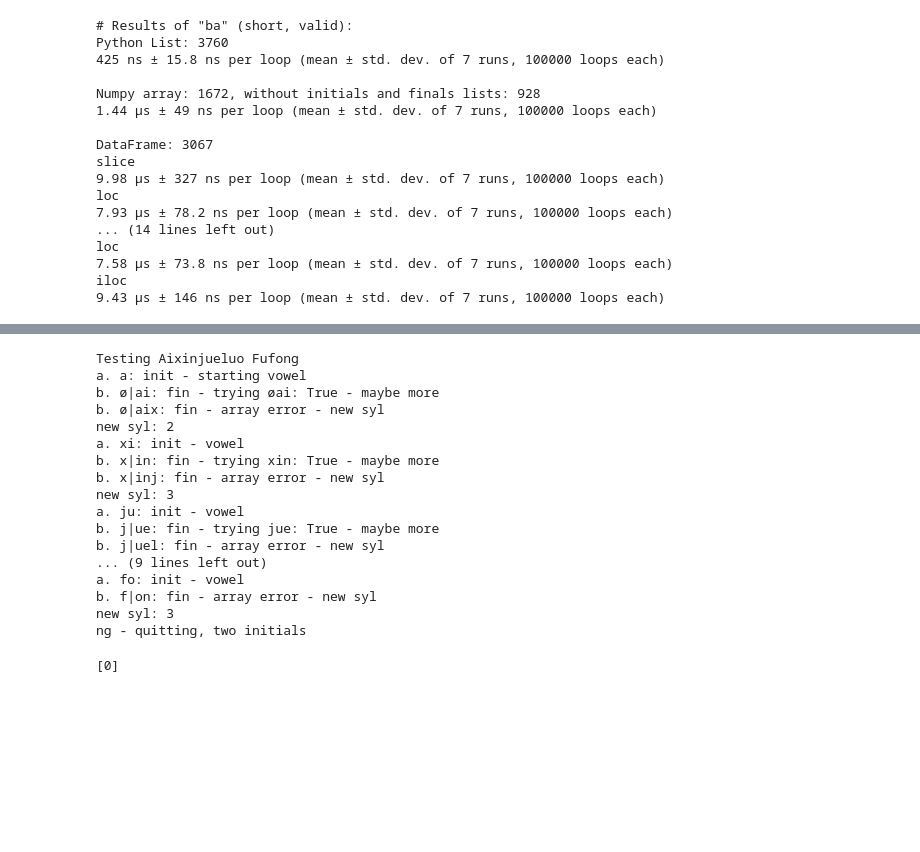
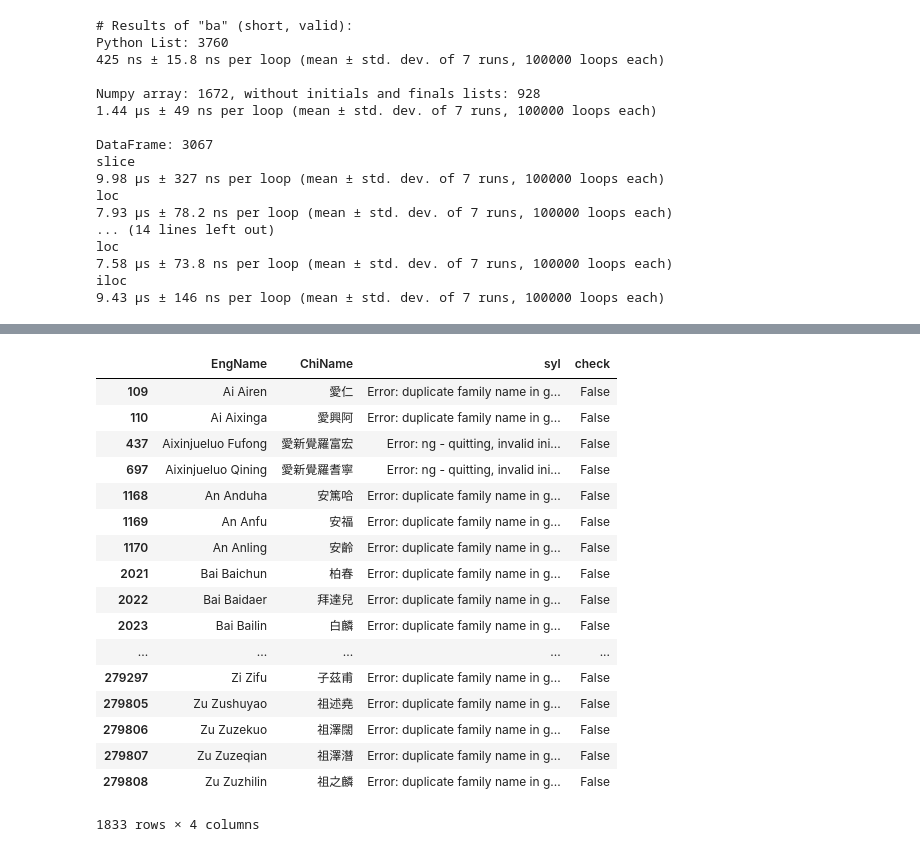
Before and after one commit to JHGFD82/ChineseSyllableCountGeneratorDraftNotes, a Jupyter notebook: Pinyin Syllable Count Generator.ipynb, the cells around one changed output, grey strips where cells are left out. Cells and saved outputs as stored; diff of their text form; code cells hidden in the pictures; blank space fills up the shorter version.

```diff
--- a/Pinyin Syllable Count Generator.ipynb
+++ b/Pinyin Syllable Count Generator.ipynb
@@ -350,24 +368,24 @@ names[~names['check']]
-# %%
-sylCount(names.iloc[437]['EngName'],True)
-# %% [output]
-Testing Aixinjueluo Fufong
-a. a: init - starting vowel
-b. ø|ai: fin - trying øai: True - maybe more
-b. ø|aix: fin - array error - new syl
-new syl: 2
-a. xi: init - vowel
-b. x|in: fin - trying xin: True - maybe more
-b. x|inj: fin - array error - new syl
-new syl: 3
-a. ju: init - vowel
-b. j|ue: fin - trying jue: True - maybe more
-b. j|uel: fin - array error - new syl
-... (9 lines left out)
-a. fo: init - vowel
-b. f|on: fin - array error - new syl
-new syl: 3
-ng - quitting, two initials
-[0]
+# %%
+names[names['syl'].notnull()]
+# %% [output]
+|  | EngName | ChiName | syl | check |
+| 109 | Ai Airen | 愛仁 | Error: duplicate family name in g... | False |
+| 110 | Ai Aixinga | 愛興阿 | Error: duplicate family name in g... | False |
+| 437 | Aixinjueluo Fufong | 愛新覺羅富宏 | Error: ng - quitting, invalid ini... | False |
+| 697 | Aixinjueluo Qining | 愛新覺羅耆寧 | Error: ng - quitting, invalid ini... | False |
+| 1168 | An Anduha | 安篤哈 | Error: duplicate family name in g... | False |
+| 1169 | An Anfu | 安福 | Error: duplicate family name in g... | False |
+| 1170 | An Anling | 安齡 | Error: duplicate family name in g... | False |
+| 2021 | Bai Baichun | 柏春 | Error: duplicate family name in g... | False |
+| 2022 | Bai Baidaer | 拜達兒 | Error: duplicate family name in g... | False |
+| 2023 | Bai Bailin | 白麟 | Error: duplicate family name in g... | False |
+| ... | ... | ... | ... | ... |
+| 279297 | Zi Zifu | 子茲甫 | Error: duplicate family name in g... | False |
+| 279805 | Zu Zushuyao | 祖述堯 | Error: duplicate family name in g... | False |
+| 279806 | Zu Zuzekuo | 祖澤闊 | Error: duplicate family name in g... | False |
+| 279807 | Zu Zuzeqian | 祖澤潛 | Error: duplicate family name in g... | False |
+| 279808 | Zu Zuzhilin | 祖之麟 | Error: duplicate family name in g... | False |
+1833 rows × 4 columns
 # %%
 countAccuracy = (round(len(names[~names['check']][names['syl'].apply(sum) > 0][~names['ChiName'].str.contains('\(')]) / len(names) * 100, 2) - 100) * -1
 print(str(countAccuracy) + '%')
```
Also changed, not shown: parts of 8 cells of this notebook.
